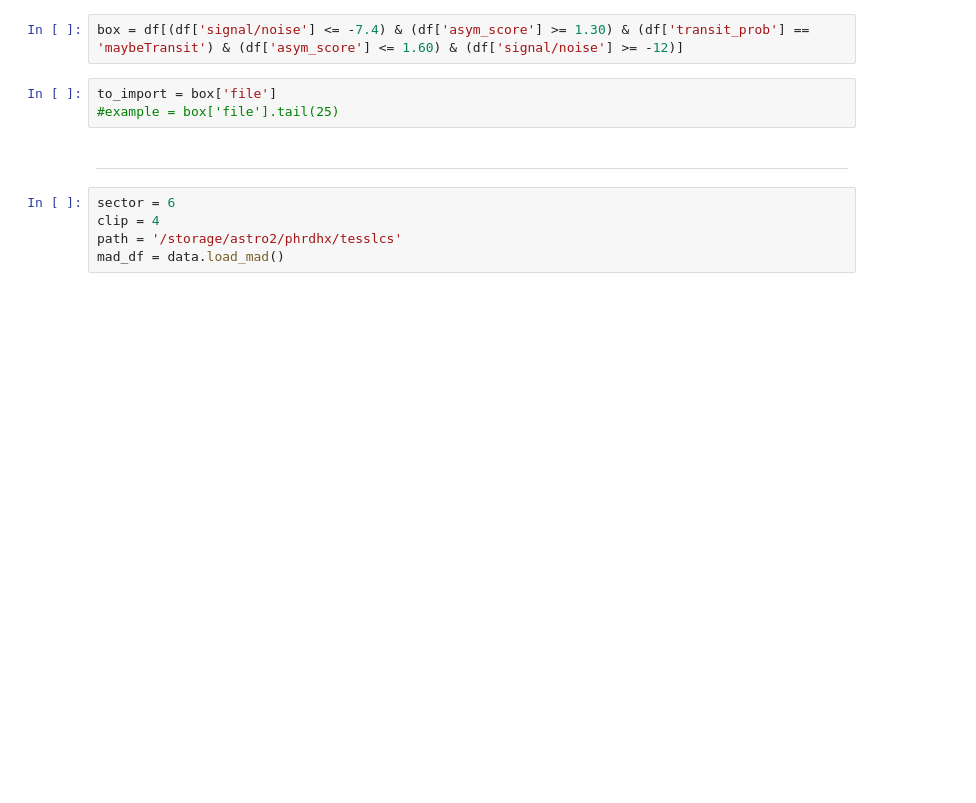
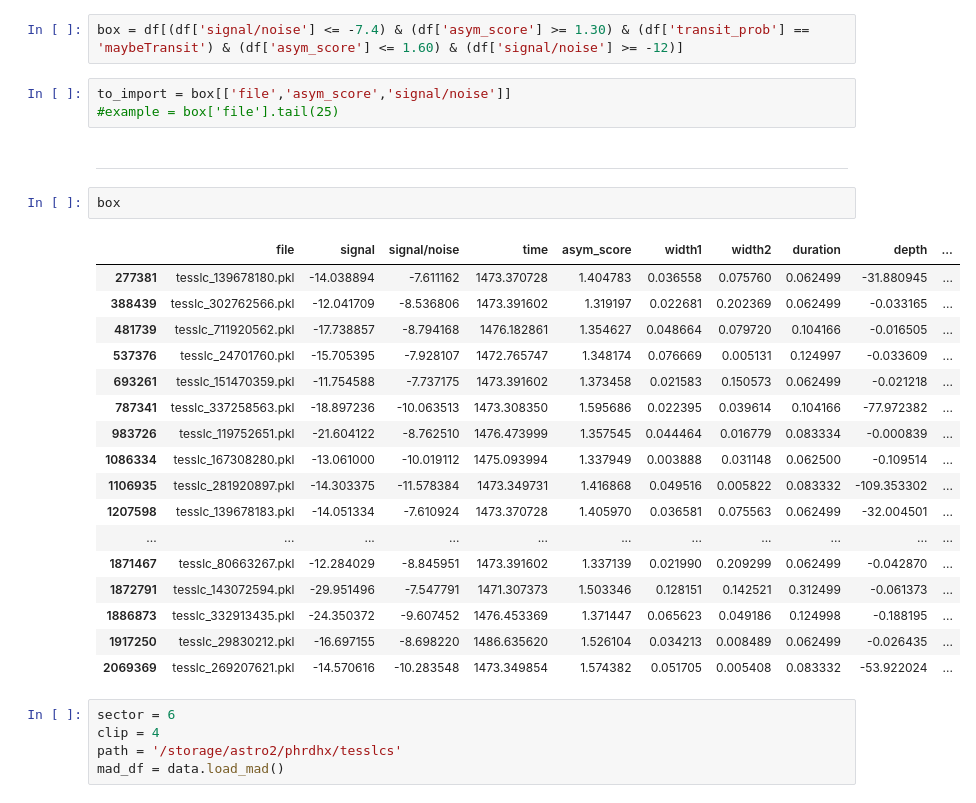
Before and after one commit to azibn/automated_exocomet_hunt, a Jupyter notebook: notebooks/output_analysis.ipynb, the cells around one changed output. Cells and saved outputs as stored; diff of their text form; blank space fills up the shorter version.

```diff
--- a/notebooks/output_analysis.ipynb
+++ b/notebooks/output_analysis.ipynb
@@ -95,10 +97,30 @@ Create our box with the following settings:
 # %%
 box = df[(df['signal/noise'] <= -7.4) & (df['asym_score'] >= 1.30) & (df['transit_prob'] == 'maybeTransit') & (df['asym_score'] <= 1.60) & (df['signal/noise'] >= -12)]
 # %%
-to_import = box['file']
+to_import = box[['file','asym_score','signal/noise']]
 #example = box['file'].tail(25)
 # %% [markdown]
 ---
+# %%
+box
+# %% [output]
+|  | file | signal | signal/noise | time | asym_score | width1 | width2 | duration | depth | ... |
+| 277381 | tesslc_139678180.pkl | -14.038894 | -7.611162 | 1473.370728 | 1.404783 | 0.036558 | 0.075760 | 0.062499 | -31.880945 | ... |
+| 388439 | tesslc_302762566.pkl | -12.041709 | -8.536806 | 1473.391602 | 1.319197 | 0.022681 | 0.202369 | 0.062499 | -0.033165 | ... |
+| 481739 | tesslc_711920562.pkl | -17.738857 | -8.794168 | 1476.182861 | 1.354627 | 0.048664 | 0.079720 | 0.104166 | -0.016505 | ... |
+| 537376 | tesslc_24701760.pkl | -15.705395 | -7.928107 | 1472.765747 | 1.348174 | 0.076669 | 0.005131 | 0.124997 | -0.033609 | ... |
+| 693261 | tesslc_151470359.pkl | -11.754588 | -7.737175 | 1473.391602 | 1.373458 | 0.021583 | 0.150573 | 0.062499 | -0.021218 | ... |
+| 787341 | tesslc_337258563.pkl | -18.897236 | -10.063513 | 1473.308350 | 1.595686 | 0.022395 | 0.039614 | 0.104166 | -77.972382 | ... |
+| 983726 | tesslc_119752651.pkl | -21.604122 | -8.762510 | 1476.473999 | 1.357545 | 0.044464 | 0.016779 | 0.083334 | -0.000839 | ... |
+| 1086334 | tesslc_167308280.pkl | -13.061000 | -10.019112 | 1475.093994 | 1.337949 | 0.003888 | 0.031148 | 0.062500 | -0.109514 | ... |
+| 1106935 | tesslc_281920897.pkl | -14.303375 | -11.578384 | 1473.349731 | 1.416868 | 0.049516 | 0.005822 | 0.083332 | -109.353302 | ... |
+| 1207598 | tesslc_139678183.pkl | -14.051334 | -7.610924 | 1473.370728 | 1.405970 | 0.036581 | 0.075563 | 0.062499 | -32.004501 | ... |
+| ... | ... | ... | ... | ... | ... | ... | ... | ... | ... | ... |
+| 1871467 | tesslc_80663267.pkl | -12.284029 | -8.845951 | 1473.391602 | 1.337139 | 0.021990 | 0.209299 | 0.062499 | -0.042870 | ... |
+| 1872791 | tesslc_143072594.pkl | -29.951496 | -7.547791 | 1471.307373 | 1.503346 | 0.128151 | 0.142521 | 0.312499 | -0.061373 | ... |
+| 1886873 | tesslc_332913435.pkl | -24.350372 | -9.607452 | 1476.453369 | 1.371447 | 0.065623 | 0.049186 | 0.124998 | -0.188195 | ... |
+| 1917250 | tesslc_29830212.pkl | -16.697155 | -8.698220 | 1486.635620 | 1.526104 | 0.034213 | 0.008489 | 0.062499 | -0.026435 | ... |
+| 2069369 | tesslc_269207621.pkl | -14.570616 | -10.283548 | 1473.349854 | 1.574382 | 0.051705 | 0.005408 | 0.083332 | -53.922024 | ... |
 # %%
 sector = 6
 clip = 4
```
Also changed, not shown: parts of 12 cells of this notebook, 7 other files.
